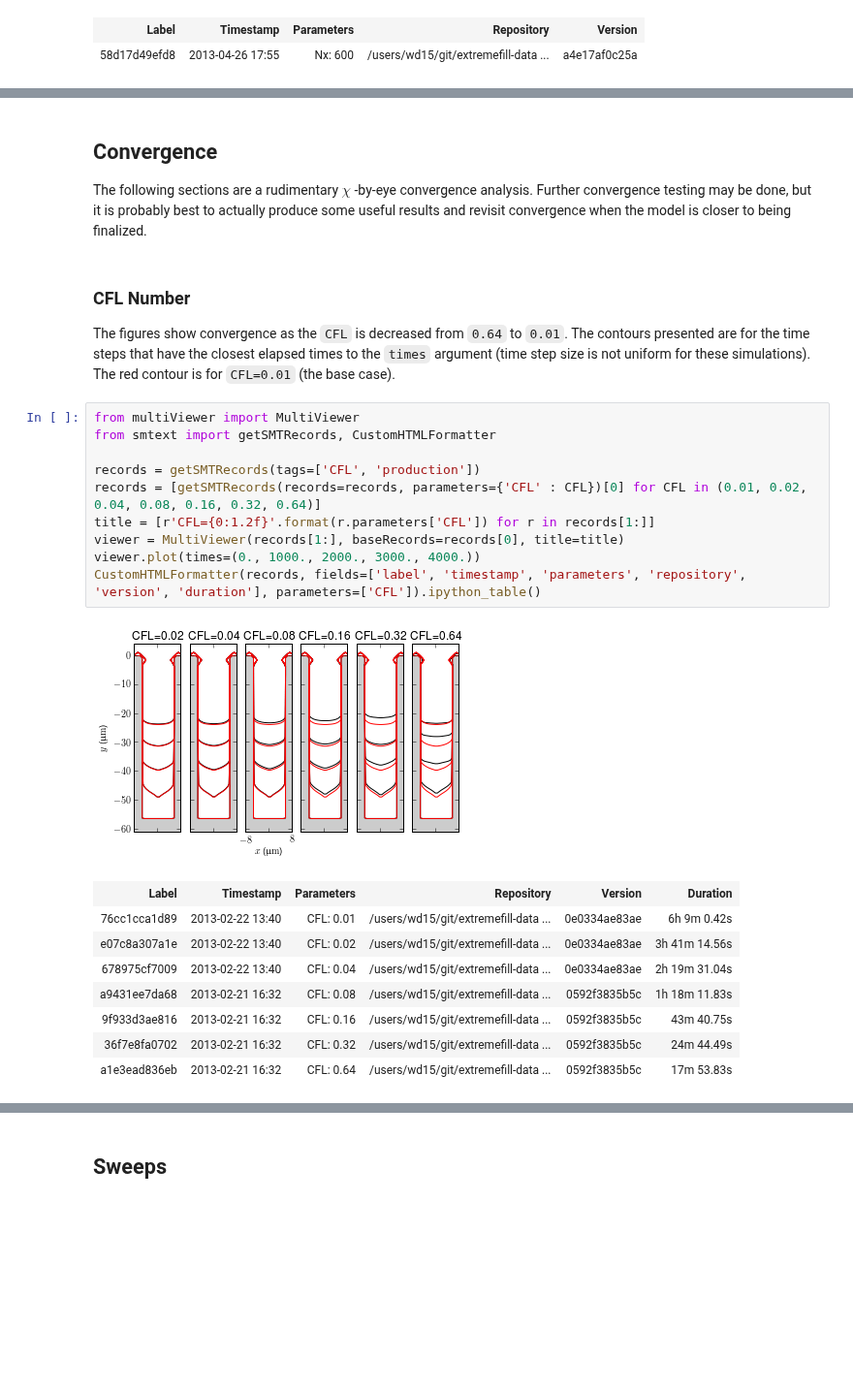
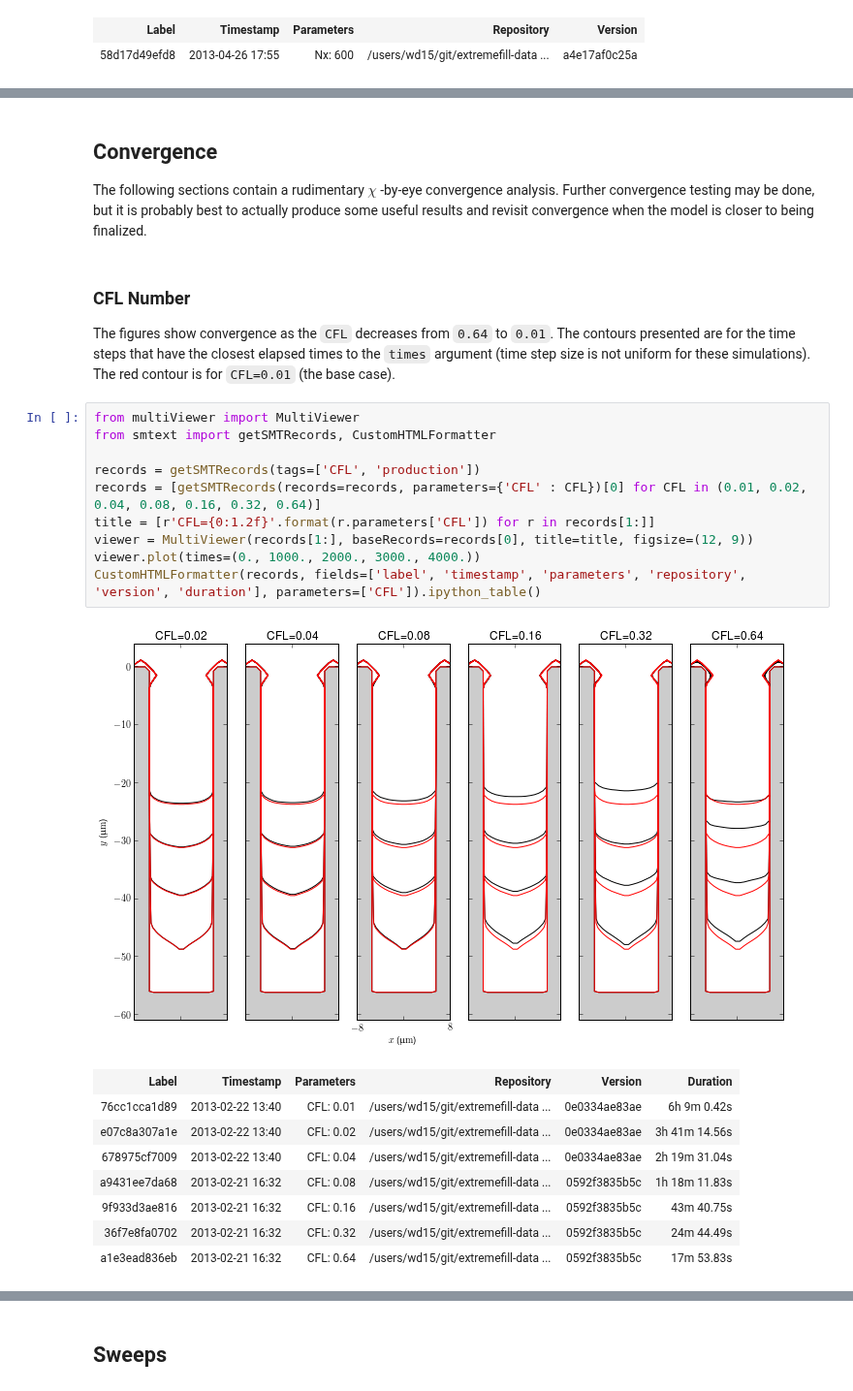
Before and after one commit to wd15/extremefill2D, a Jupyter notebook: extremefill2D.ipynb, the cells around one changed output, grey strips where cells are left out. Shown at 97% size. Cells and saved outputs as stored; diff of their text form; blank space fills up the shorter version.

```diff
--- a/extremefill2D.ipynb
+++ b/extremefill2D.ipynb
@@ -37,23 +37,23 @@ CustomHTMLFormatter(records, fields=['label', 'timestamp', 'parameters', 'reposi
 # %% [markdown]
 ## Convergence
 
-The following sections are a rudimentary $\chi$ -by-eye convergence analysis. Further convergence testing may be done, but it is probably best to actually produce some useful results and revisit convergence when the model is closer to being finalized.
+The following sections contain a rudimentary $\chi$ -by-eye convergence analysis. Further convergence testing may be done, but it is probably best to actually produce some useful results and revisit convergence when the model is closer to being finalized.
 # %% [markdown]
 ### CFL Number
 
-The figures show convergence as the `CFL` is decreased from `0.64` to `0.01`. The contours presented are for the time steps that have the closest elapsed times to the `times` argument (time step size is not uniform for these simulations). The red contour is for `CFL=0.01` (the base case).
+The figures show convergence as the `CFL` decreases from `0.64` to `0.01`. The contours presented are for the time steps that have the closest elapsed times to the `times` argument (time step size is not uniform for these simulations). The red contour is for `CFL=0.01` (the base case).
 # %%
 from multiViewer import MultiViewer
 from smtext import getSMTRecords, CustomHTMLFormatter
 
 records = getSMTRecords(tags=['CFL', 'production'])
 records = [getSMTRecords(records=records, parameters={'CFL' : CFL})[0] for CFL in (0.01, 0.02, 0.04, 0.08, 0.16, 0.32, 0.64)]
 title = [r'CFL={0:1.2f}'.format(r.parameters['CFL']) for r in records[1:]]
-viewer = MultiViewer(records[1:], baseRecords=records[0], title=title)
+viewer = MultiViewer(records[1:], baseRecords=records[0], title=title, figsize=(12, 9))
 viewer.plot(times=(0., 1000., 2000., 3000., 4000.))
 CustomHTMLFormatter(records, fields=['label', 'timestamp', 'parameters', 'repository', 'version', 'duration'], parameters=['CFL']).ipython_table()
 # %% [output]
-[figure, old version]
+[figure, new version]
 | Label | Timestamp | Parameters | Repository | Version | Duration |
 | 76cc1cca1d89 | 2013-02-22 13:40 | CFL: 0.01 | /users/wd15/git/extremefill-data ... | 0e0334ae83ae | 6h 9m 0.42s |
 | e07c8a307a1e | 2013-02-22 13:40 | CFL: 0.02 | /users/wd15/git/extremefill-data ... | 0e0334ae83ae | 3h 41m 14.56s |
```
Also changed, not shown: parts of 7 cells of this notebook, 2 other files.
